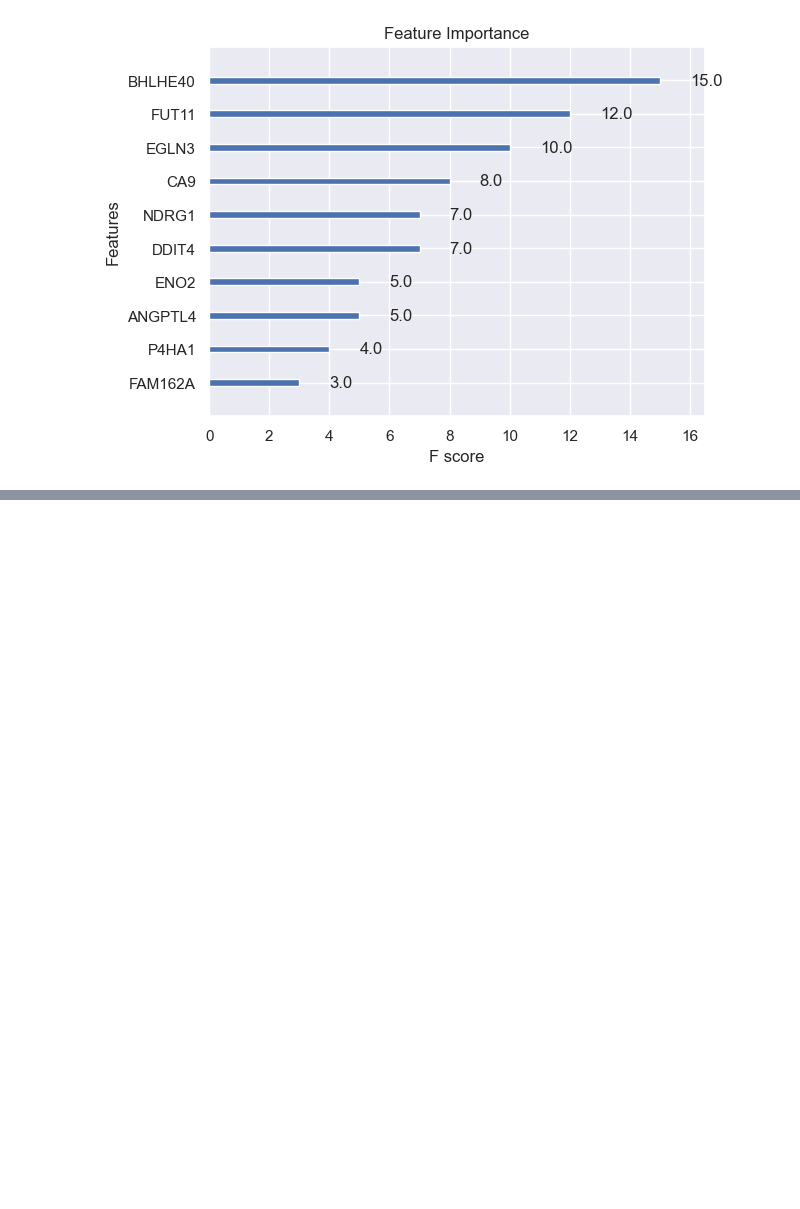
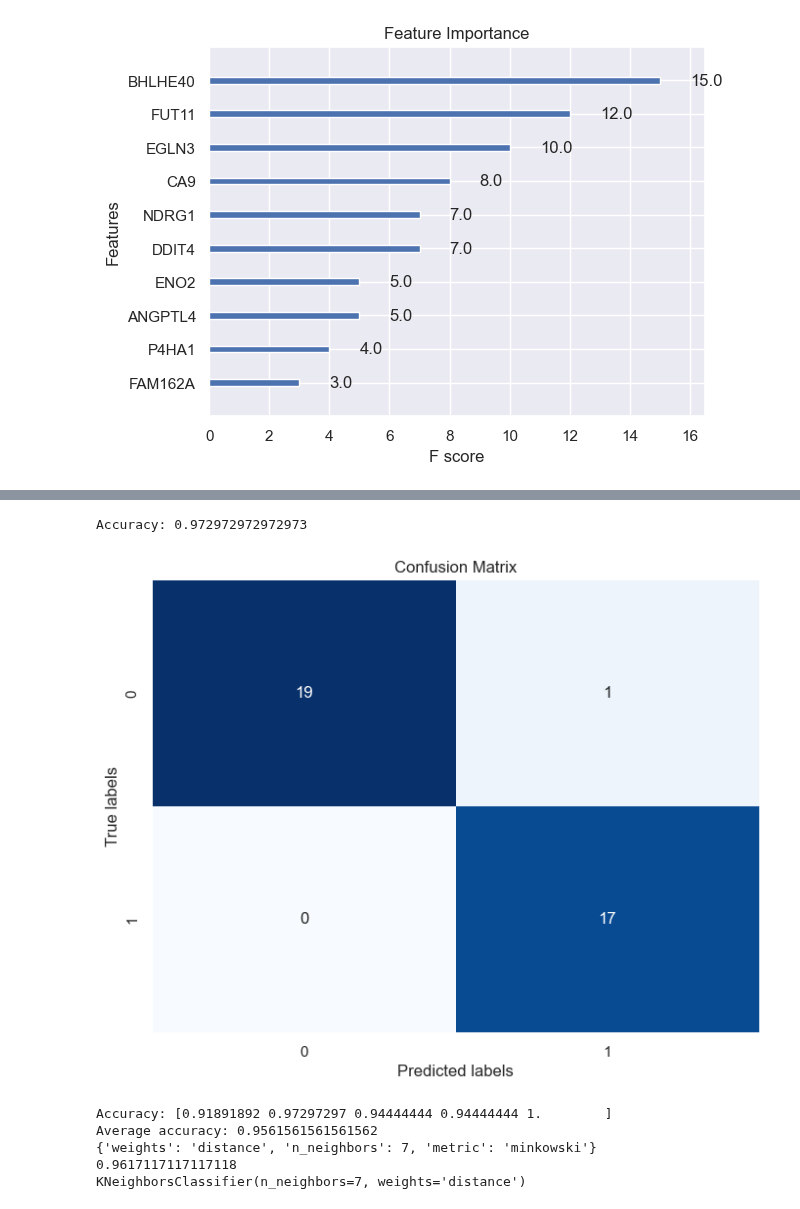
Before and after one commit to eghirardo/ai_lab, a Jupyter notebook: 3. HCC1806_training.ipynb, the cells around one changed output, grey strips where cells are left out. Saved outputs shown, nothing was run; the diff lists cells and outputs as text; code cells hidden in the pictures; blank space fills up the shorter version.

```diff
--- a/3. HCC1806_training.ipynb
+++ b/3. HCC1806_training.ipynb
@@ -199,0 +277,67 @@ plt.show()
+# %%
+from sklearn.neighbors import KNeighborsClassifier
+from sklearn.metrics import accuracy_score
+
+# Instantiate the KNN classifier
+knn = KNeighborsClassifier(n_neighbors=5)  # You can adjust the number of neighbors (k) as needed
+
+# Train the KNN classifier
+knn.fit(X_train, y_train)
+
+# Make predictions on the test set
+knn_predictions = knn.predict(X_test)
+
+# Calculate accuracy
+knn_accuracy = accuracy_score(y_test, knn_predictions)
+
+# Print the accuracy
+print("Accuracy:", knn_accuracy)
+
+# Create confusion matrix
+conf_matrix = confusion_matrix(y_test, knn_predictions)
+
+# Plot confusion matrix
+plt.figure(figsize=(8, 6))
+
+sns.heatmap(conf_matrix, annot=True, fmt="d", cmap="Blues", cbar=False)
+plt.xlabel("Predicted labels")
+plt.ylabel("True labels")
+plt.title("Confusion Matrix")
+plt.show()
+
+#now we implement cross-validation
+# Perform k-fold cross-validation
+cv_results = cross_val_score(knn, X, y, cv=kfold, scoring='accuracy')
+
+# Print the results
+print('Accuracy:', cv_results)
+print('Average accuracy:', cv_results.mean())
+
+#now we implement hyperparameter tuning
+# Define the parameter grid
+param_grid = {
+    'n_neighbors': range(1, 20),
+    'weights': ['uniform', 'distance'],
+    'metric': ['euclidean', 'manhattan', 'minkowski']
+}
+
+# Instantiate RandomizedSearchCV
+random_search = RandomizedSearchCV(knn, param_distributions=param_grid, n_iter=50, scoring='accuracy',
+                                    n_jobs=-1, cv=kfold, random_state=123)
+
+# Fit the model
+random_search.fit(X, y)
+
+# Print the best parameters
+print(random_search.best_params_)
+print(random_search.best_score_)
+print(random_search.best_estimator_)
+#now we implement the final mode
+# %% [output]
+Accuracy: 0.972972972972973
+[figure, added]
+Accuracy: [0.91891892 0.97297297 0.94444444 0.94444444 1.        ]
+Average accuracy: 0.9561561561561562
+{'weights': 'distance', 'n_neighbors': 7, 'metric': 'minkowski'}
+0.9617117117117118
+KNeighborsClassifier(n_neighbors=7, weights='distance')
```
Also changed, not shown: parts of 1 cell of this notebook.
